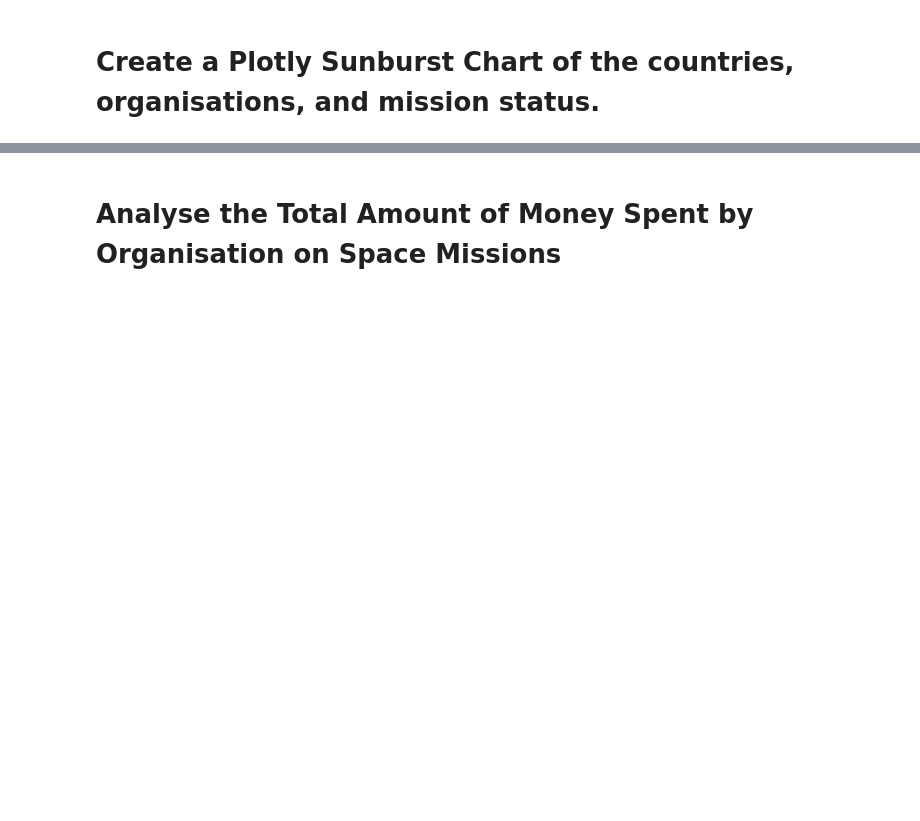
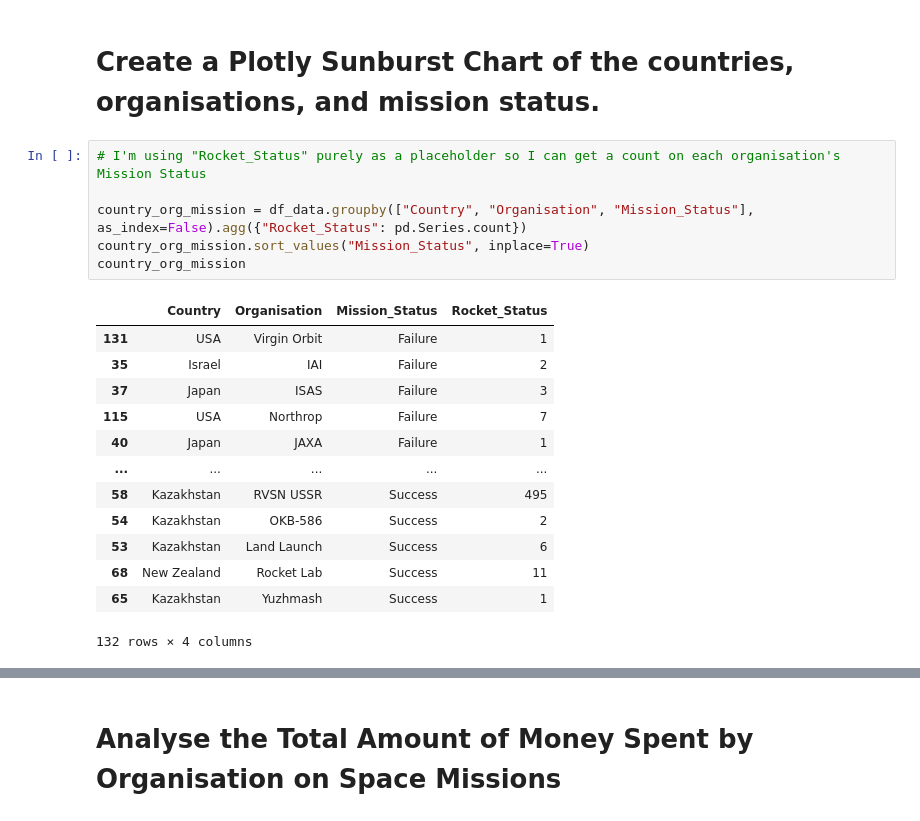
Before and after one commit to cruzcyn/Space-Mission-Analysis, a Jupyter notebook: Space_Missions_Analysis_(start).ipynb, the cells around one changed output, grey strips where cells are left out. Saved outputs shown, nothing was run; the diff lists cells and outputs as text; blank space fills up the shorter version.

```diff
--- a/Space_Missions_Analysis_(start).ipynb
+++ b/Space_Missions_Analysis_(start).ipynb
@@ -393,3 +393,23 @@ fig = go.Figure(data=go.Choropleth(locations=failures_by_country["ISO"],
 fig.show()
 # %% [markdown]
 # Create a Plotly Sunburst Chart of the countries, organisations, and mission status.
+# %%
+# I'm using "Rocket_Status" purely as a placeholder so I can get a count on each organisation's Mission Status
+
+country_org_mission = df_data.groupby(["Country", "Organisation", "Mission_Status"], as_index=False).agg({"Rocket_Status": pd.Series.count})
+country_org_mission.sort_values("Mission_Status", inplace=True)
+country_org_mission
+# %% [output]
+|  | Country | Organisation | Mission_Status | Rocket_Status |
+| 131 | USA | Virgin Orbit | Failure | 1 |
+| 35 | Israel | IAI | Failure | 2 |
+| 37 | Japan | ISAS | Failure | 3 |
+| 115 | USA | Northrop | Failure | 7 |
+| 40 | Japan | JAXA | Failure | 1 |
+| ... | ... | ... | ... | ... |
+| 58 | Kazakhstan | RVSN USSR | Success | 495 |
+| 54 | Kazakhstan | OKB-586 | Success | 2 |
+| 53 | Kazakhstan | Land Launch | Success | 6 |
+| 68 | New Zealand | Rocket Lab | Success | 11 |
+| 65 | Kazakhstan | Yuzhmash | Success | 1 |
+132 rows × 4 columns
```
Also changed, not shown: parts of 1 cell of this notebook.
